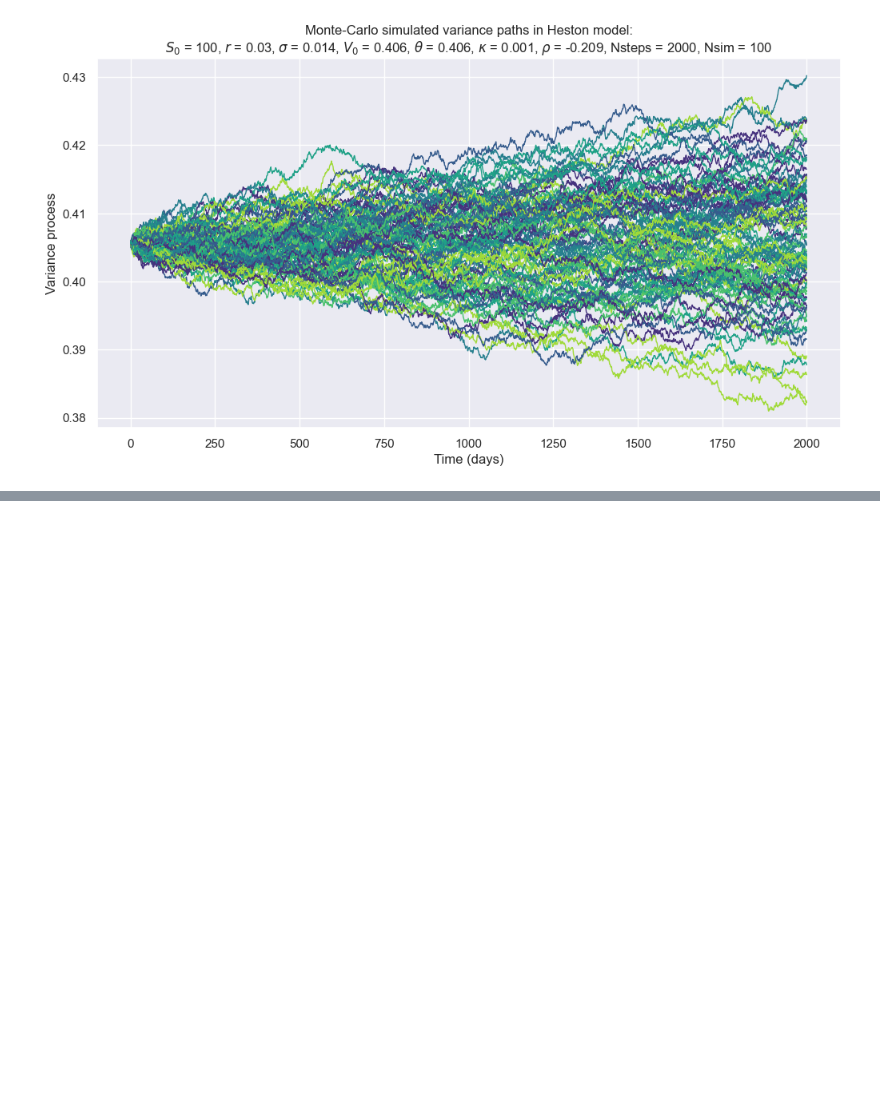
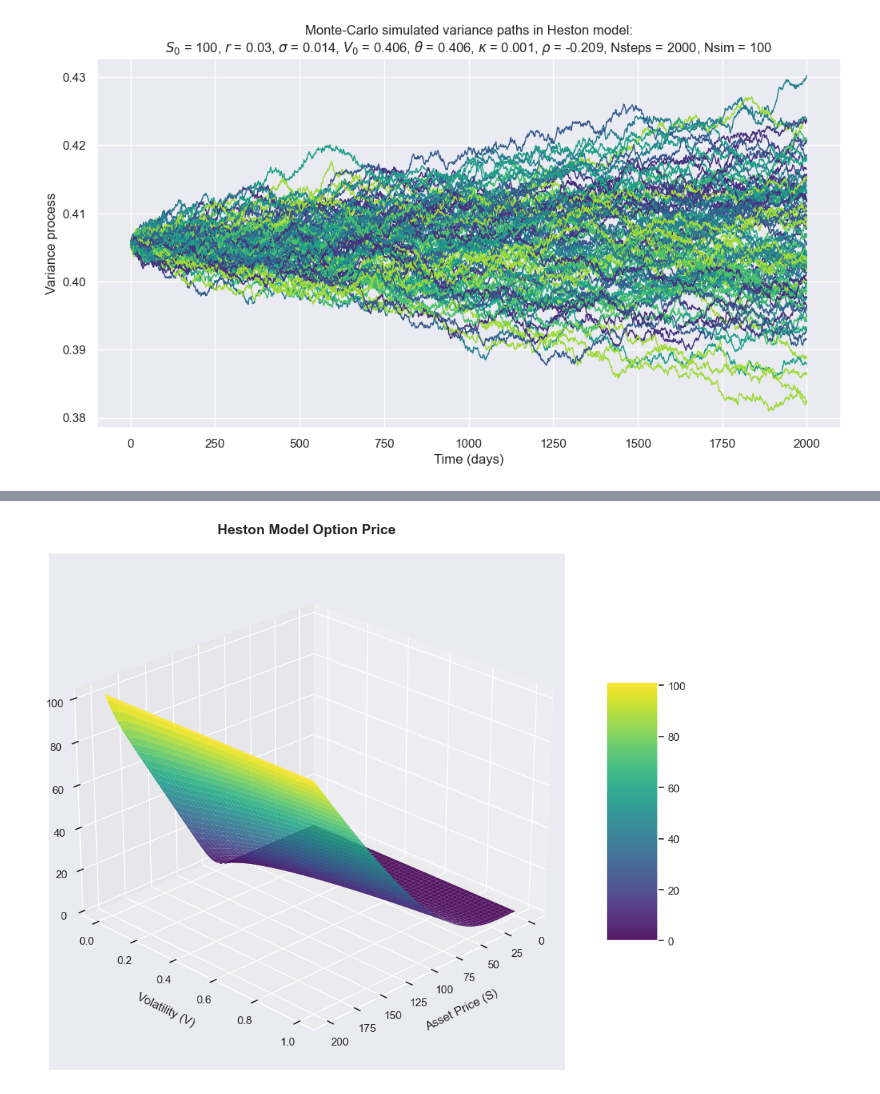
Before and after one commit to syalc1234/finalYearProject, a Jupyter notebook: Heston.ipynb, the cells around one changed output, grey strips where cells are left out. Drawn from its saved outputs; the diff is of its cells as text; code cells hidden in the pictures; blank space fills up the shorter version.

Commit message:
Added code for the 2 factor Heston pde.

```diff
--- a/Heston.ipynb
+++ b/Heston.ipynb
@@ -227,0 +336,92 @@ Text(0, 0.5, 'Variance process')
+# %%
+# Heston model parameters
+kappa = 5
+theta = 0.04
+sigma = 0.15
+rho = -0.9
+r = 0.02
+q = 0.05
+K = 100
+T = 1.0
+
+NAS = 100 # number of asset steps
+NVS = 100 # number of volatility steps
+NTS = 200 # number of time steps
+
+Smin = 0.0
+Smax = 2 * K
+Vmin = 0.0
+Vmax = 1
+tau_min = 0.0
+tau_max = T
+
+ds = (Smax - Smin) / (NAS - 1)
+dv = (Vmax - Vmin) / (NVS - 1)
+dt = (tau_max - tau_min) / NTS
+
+S = np.linspace(Smin, Smax, NAS)
+V = np.linspace(Vmin, Vmax, NVS)
+
+# Here I am creating 2d grid from 1d spot and 1d volatility gird
+S2d, V2d = np.meshgrid(S, V, indexing='ij')
+N = NAS * NVS
+
+S_flat = S2d.ravel(order='F')
+V_flat = V2d.ravel(order='F')
+
+DS, D2S, DV, D2V, DSV = build_derivatives_2d(NAS, NVS, ds, dv)
+
+Sdiag = sp.sparse.diags(S_flat, 0)
+S2diag = sp.sparse.diags(S_flat**2, 0)
+Vdiag = sp.sparse.diags(V_flat, 0)
+thetaV = sp.sparse.diags(theta - V_flat, 0)
+I = sp.sparse.eye(N)
+
+A0 = rho * sigma * Sdiag * Vdiag * DSV
+A1 = (r - q) * Sdiag * DS + 0.5 * Vdiag * S2diag * D2S - 0.5 * r * I
+A2 = kappa * thetaV * DV + 0.5 * sigma**2 * Vdiag * D2V- 0.5 * r * I
+
+theta_ADI = 0.5 # 0.5 for Crank Nicholson
+A_S_mat = I - theta_ADI * dt * A1
+A_V_mat = I - theta_ADI * dt * A2
+B_mat = I + (1 - theta_ADI) * dt * (A0 + A1 + A2)
+
+A_S_mat = A_S_mat.tocsc()
+A_V_mat = A_V_mat.tocsc()
+B_mat = B_mat.tocsc()
+
+A_S_factor = sp.sparse.linalg.splu(A_S_mat)
+A_V_factor = sp.sparse.linalg.splu(A_V_mat)
+
+U_terminal_2d = np.maximum(S2d - K, 0)
+U = U_terminal_2d.ravel(order='F')
+
+U_n = U.copy()
+for n in range(NTS):
+    Y0 = A_S_factor.solve(U_n)
+    Y1 = sp.sparse.linalg.spsolve(I - 0.5 * dt * A1, Y0 - 0.5 * dt * A1 @ U_n)
+    Y2 = sp.sparse.linalg.spsolve(I - 0.5 * dt * A2, Y1 - 0.5 * dt * A2 @ U_n)
+    U_n = Y2
+
+    t_current = T - (n + 1) * dt
+    for j in range(NVS):
+        idx_low  = 0 + j * NAS
+        idx_high = (NAS - 1) + j * NAS
+        U_n[idx_low] = 0.0
+        U_n[idx_high] = Smax - K * np.exp(-r * (T - t_current))
+
+    # At v = 0 - zero slope: U_n[i,0] = U_n[i,1]
+    for i in range(NAS):
+        idx_v0    = i + 0 * NAS
+        idx_v1    = i + 1 * NAS
+        U_n[idx_v0] = U_n[idx_v1]
+    # At v = v_max - zero slope: U_n[i,NVS-1] = U_n[i,NVS-2]
+    for i in range(NAS):
+        idx_vm    = i + (NVS - 1) * NAS
+        idx_vm_1  = i + (NVS - 2) * NAS
+        U_n[idx_vm] = U_n[idx_vm_1]
+
+U_final_2d = U_n.reshape((NAS, NVS), order='F')
+plot_heston_simple(U_final_2d, S, V)
+print(U_final_2d)
+# %% [output]
@@ -227,0 +441 @@ Text(0, 0.5, 'Variance process')
+[figure, added]
```
Also changed, not shown: parts of 5 cells of this notebook, 1 other file.
